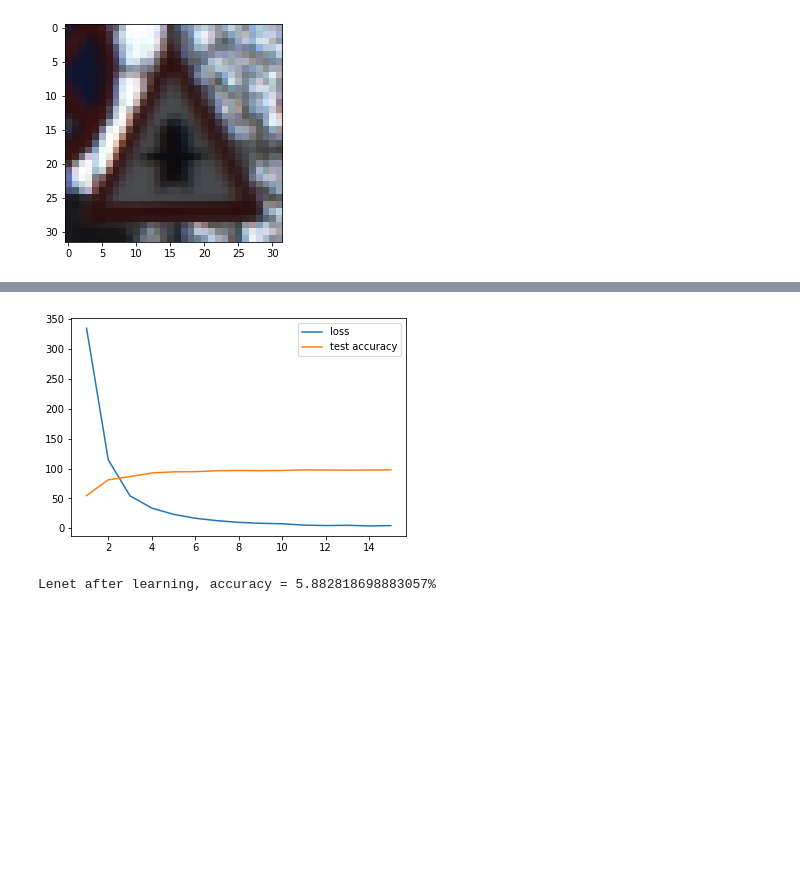
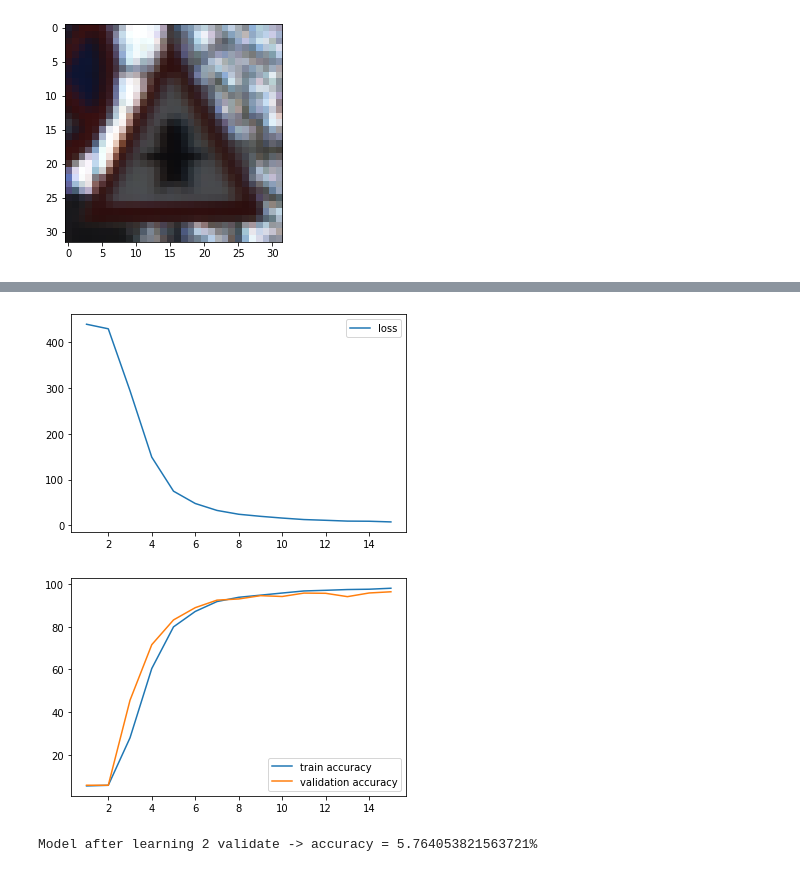
Before and after one commit to Alastrael/Road-Sign-Detection, a Jupyter notebook: notebook_project.ipynb, the cells around one changed output, grey strips where cells are left out. Drawn from its saved outputs; the diff is of its cells as text; code cells hidden in the pictures; blank space fills up the shorter version.

```diff
--- a/notebook_project.ipynb
+++ b/notebook_project.ipynb
@@ -191,20 +205,31 @@ def validate2(data_loader, model):
 # %%
 ######### MODEL(S) #########
 class LeNet5(nn.Module):
-    def __init__(self):
+    def __init__(self, dropout=0.0):
         super(LeNet5, self).__init__()
         self.conv1 = nn.Conv2d(3, 6, kernel_size=(5, 5))
-        self.conv2 = nn.Conv2d(6, 16, kernel_size=(5, 5))
-        self.conv3 = nn.Conv2d(16, 120, kernel_size=(5, 5))
-        self.fc1 = nn.Linear(120, 84)
-        self.fc2 = nn.Linear(84, 43)
+
+        self.dropout1 = nn.Dropout2d(p=dropout)
+        self.conv2 = nn.Conv2d(6, 16, kernel_size=(5,5))
+        self.dropout2 = nn.Dropout2d(p=dropout)
+        self.conv3 = nn.Conv2d(16, 120, kernel_size=(5,5))
+        self.dropout3 = nn.Dropout(p=dropout)
+        self.fc1 = nn.Linear(120, 92)
+        self.dropout4 = nn.Dropout(p=dropout)
+        self.fc2 = nn.Linear(92, 68)
+        self.fc3 = nn.Linear(68, 43)
 
     def forward(self, input):
         layer1 = F.relu(self.conv1(input))
         layer2 = F.max_pool2d(layer1, kernel_size=(2, 2), stride=2)
-        layer3 = F.relu(self.conv2(layer2))
+        layer2_d = self.dropout1(layer2)
+        layer3 = F.relu(self.conv2(layer2_d))
         layer4 = F.max_pool2d(layer3, kernel_size=(2, 2), stride=2)
-        layer5 = F.relu(self.conv3(layer4))
-        layer6 = F.relu(self.fc1(torch.flatten(layer5,1)))
-        layer7 = self.fc2(layer6)
+        layer4_d = self.dropout1(layer4)
+        layer5 = F.relu(self.conv3(layer4_d))
+        layer5_d = self.dropout3(layer5)
+        layer6 = F.relu(self.fc1(torch.flatten(layer5_d,1)))
+        layer8 = F.relu(self.fc2(layer6))
+        layer9 = self.dropout4(layer8)
+        layer7 = self.fc3(layer9)
         return layer7
@@ -213,11 +236,9 @@ lenet = LeNet5()
 # %%
-print(f"Lenet before learning, accuracy = {validate(validationLoader, lenet)}%")
+lenet = LeNet5(0.8)
 h = train_loop(
     train_loader=trainLoader,
     model=lenet,
     loss_map=nn.CrossEntropyLoss(),
     lr=0.003,
     epochs=15)
-#print(h)
-print(f"Lenet after learning, accuracy = {validate(validationLoader, lenet)}%")
 # %% [output]
@@ -242,13 +261,21 @@ Lenet after learning, accuracy = 5.763835756184647%
 # %%
+import math
+def show_loss(history) :
+    fig, ax = plt.subplots()
+    ax.plot([h['epoch'] for h in history], [h['loss'] for h in history], label='loss')
+    plt.legend()
+    plt.show()
 def show_learning(history):
     fig, ax = plt.subplots()
-    ax.plot([h['epoch'] for h in history], [h['loss'] for h in history], label='loss')
-    ax.plot([h['epoch'] for h in history], [h['test_acc'] for h in history], label='test accuracy')
+    ax.plot([h['epoch'] for h in history], [h['train_acc'] for h in history], label='train accuracy')
+    ax.plot([h['epoch'] for h in history], [h['test_acc'] for h in history], label='validation accuracy')
     plt.legend()
     plt.show()
+show_loss(h)
 show_learning(h)
 # %% [output]
-[figure, old version]
+[figure, new version]
+[figure, added]
 # %%
 ######### FINAL TEST #########
 df = pd.read_csv('panneaux_route/Test.csv', sep=',')
@@ -272,9 +299,9 @@ class MyDataSet(Dataset):
 # %%
 test_dataset = MyDataSet(img_lst, labels)
 test_dataloader = DataLoader(test_dataset, batch_size=256)
-print(f"Lenet after learning, accuracy = {validate(test_dataloader, lenet)}%")
+print(f"Model after learning 2 validate -> accuracy = {validate(test_dataloader, lenet)}%")
 # %% [output]
-Lenet after learning, accuracy = 5.882818698883057%
+Model after learning 2 validate -> accuracy = 5.764053821563721%
 # %%
 count = 0
 for i, (images, labels) in enumerate(test_dataloader):
```
Also changed, not shown: parts of 10 cells of this notebook.
